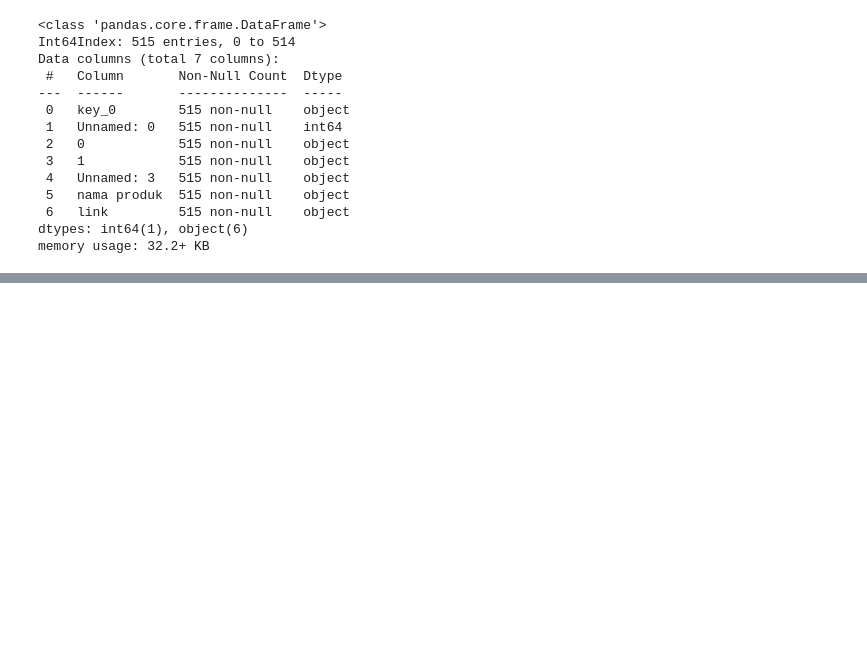
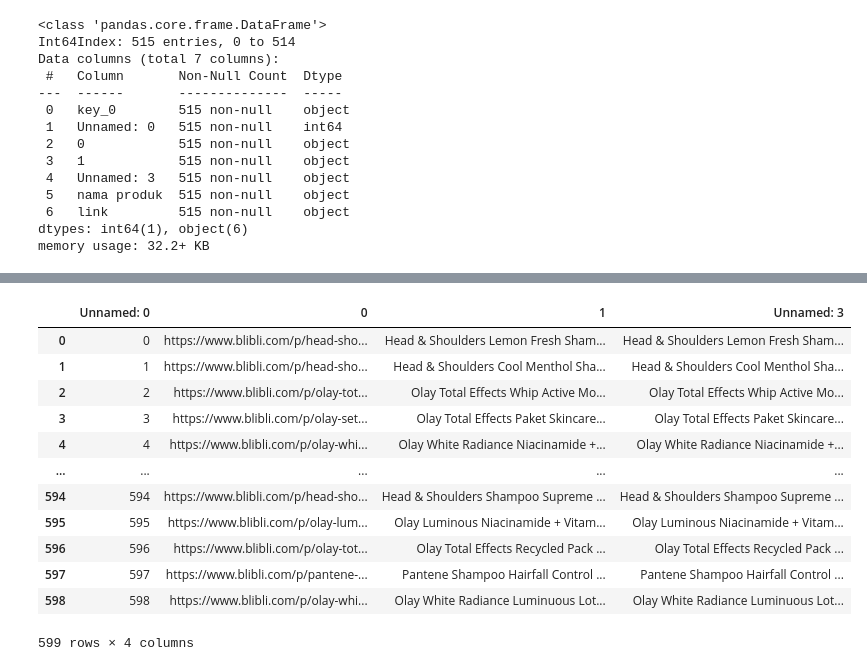
Before and after one commit to rampagezero/project_bli_bli_1, a Jupyter notebook: Untitled-1.ipynb, the cells around one changed output, grey strips where cells are left out. Saved outputs shown, nothing was run; the diff lists cells and outputs as text; code cells hidden in the pictures; blank space fills up the shorter version.

```diff
--- a/Untitled-1.ipynb
+++ b/Untitled-1.ipynb
@@ -3208,0 +4736,16 @@ list_scrape=df_1['nama produk'].to_list()
+# %%
+df_2
+# %% [output]
+|  | Unnamed: 0 | 0 | 1 | Unnamed: 3 |
+| 0 | 0 | https://www.blibli.com/p/head-sho... | Head & Shoulders Lemon Fresh Sham... | Head & Shoulders Lemon Fresh Sham... |
+| 1 | 1 | https://www.blibli.com/p/head-sho... | Head & Shoulders Cool Menthol Sha... | Head & Shoulders Cool Menthol Sha... |
+| 2 | 2 | https://www.blibli.com/p/olay-tot... | Olay Total Effects Whip Active Mo... | Olay Total Effects Whip Active Mo... |
+| 3 | 3 | https://www.blibli.com/p/olay-set... | Olay Total Effects Paket Skincare... | Olay Total Effects Paket Skincare... |
+| 4 | 4 | https://www.blibli.com/p/olay-whi... | Olay White Radiance Niacinamide +... | Olay White Radiance Niacinamide +... |
+| ... | ... | ... | ... | ... |
+| 594 | 594 | https://www.blibli.com/p/head-sho... | Head & Shoulders Shampoo Supreme ... | Head & Shoulders Shampoo Supreme ... |
+| 595 | 595 | https://www.blibli.com/p/olay-lum... | Olay Luminous Niacinamide + Vitam... | Olay Luminous Niacinamide + Vitam... |
+| 596 | 596 | https://www.blibli.com/p/olay-tot... | Olay Total Effects Recycled Pack ... | Olay Total Effects Recycled Pack ... |
+| 597 | 597 | https://www.blibli.com/p/pantene-... | Pantene Shampoo Hairfall Control ... | Pantene Shampoo Hairfall Control ... |
+| 598 | 598 | https://www.blibli.com/p/olay-whi... | Olay White Radiance Luminuous Lot... | Olay White Radiance Luminuous Lot... |
+599 rows × 4 columns
```
Also changed, not shown: parts of 16 cells of this notebook, 11 other files.
